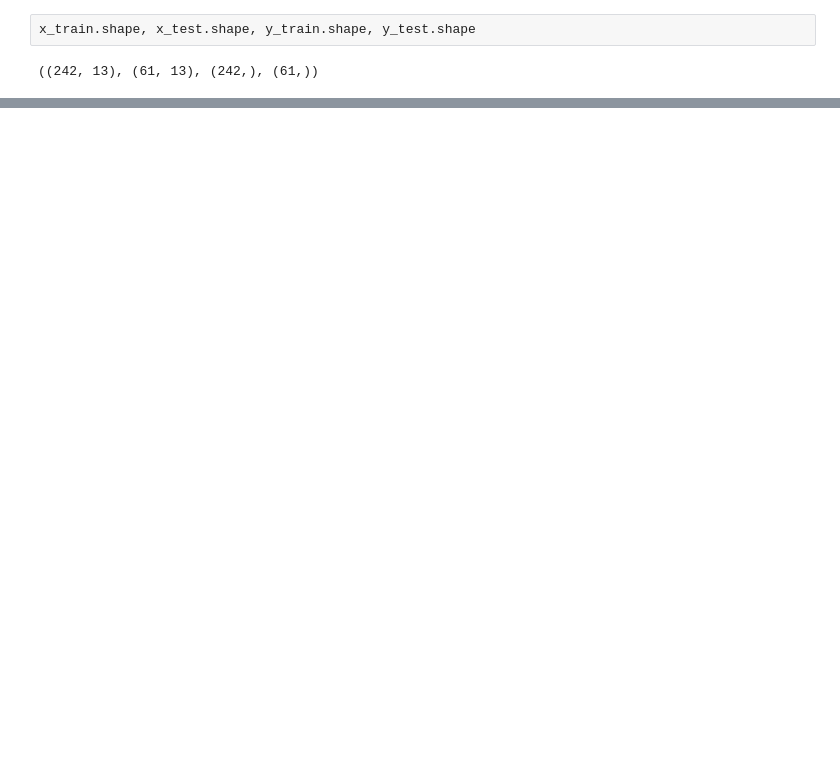
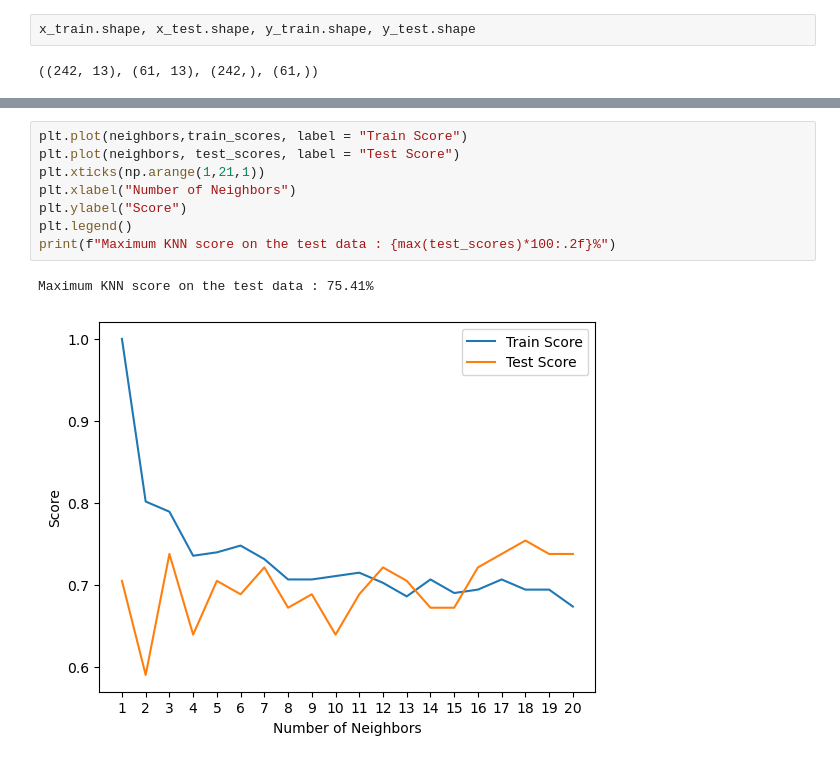
Before and after one commit to NithiinR/Heart_Disease_Prediction, a Jupyter notebook: Heart_Disease_Classifcation.ipynb, the cells around one changed output, grey strips where cells are left out. Drawn from its saved outputs; the diff is of its cells as text; blank space fills up the shorter version.

```diff
--- a/Heart_Disease_Classifcation.ipynb
+++ b/Heart_Disease_Classifcation.ipynb
@@ -332,0 +429,11 @@ x_train.shape, x_test.shape, y_train.shape, y_test.shape
+# %%
+plt.plot(neighbors,train_scores, label = "Train Score")
+plt.plot(neighbors, test_scores, label = "Test Score")
+plt.xticks(np.arange(1,21,1))
+plt.xlabel("Number of Neighbors")
+plt.ylabel("Score")
+plt.legend()
+print(f"Maximum KNN score on the test data : {max(test_scores)*100:.2f}%")
+# %% [output]
+Maximum KNN score on the test data : 75.41%
+[figure, added]
```
Also changed, not shown: parts of 48 cells of this notebook.
